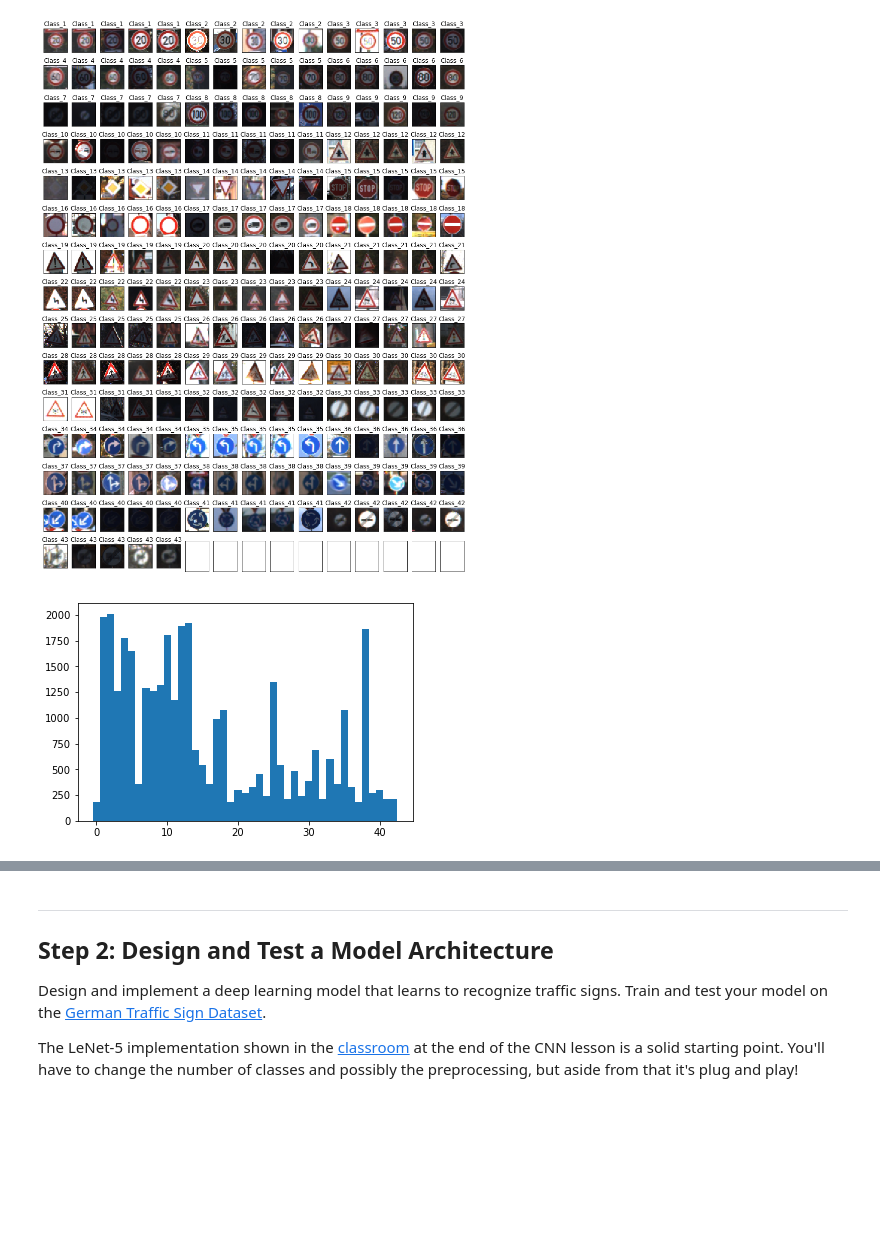
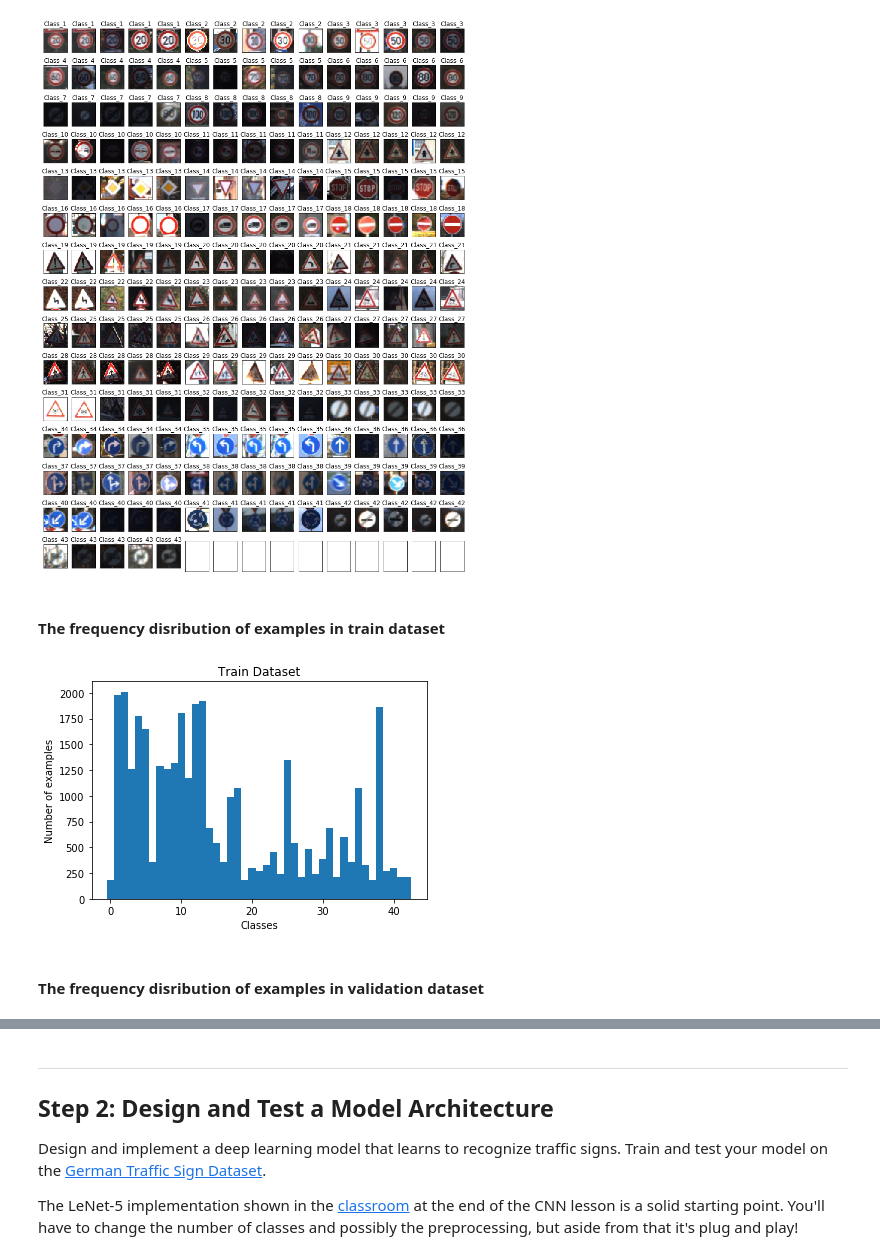
Before and after one commit to musa-atlihan/CarND-German-Traffic-Sign-Classifier-Project, a Jupyter notebook: Traffic_Sign_Classifier.ipynb, the cells around one changed output, grey strips where cells are left out. Drawn from its saved outputs; the diff is of its cells as text; code cells hidden in the pictures; blank space fills up the shorter version.

Commit message:
update lenet training

```diff
--- a/Traffic_Sign_Classifier.ipynb
+++ b/Traffic_Sign_Classifier.ipynb
@@ -188,17 +195,25 @@ disp_imgs_by_class(X_test, y_test, n_class=43, n_cols=15)
 [figure]
 # %%
 # classes histogram function
-def hist_classes(X, Y):
+def hist_classes(X, Y, title=None):
     d = np.diff(np.unique(Y)).min()
     left_of_first_bin = Y.min() - float(d)/2
     right_of_last_bin = Y.max() + float(d)/2
+    if title is not None:
+        plt.title(title)
+    plt.xlabel('Classes')
+    plt.ylabel('Number of examples')
     plt.hist(Y, np.arange(left_of_first_bin, right_of_last_bin + d, d))
     #plt.xticks(np.arange(1, 44))
     #plt.tick_params(axis='both', which='major', labelsize=6)
+# %% [markdown]
+#### The frequency disribution of examples in train dataset
 # %%
 # number of samples for each class in train dataset
-hist_classes(X_train, y_train)
+hist_classes(X_train, y_train, title='Train Dataset')
 # %% [output]
-[figure, old version]
+[figure, new version]
+# %% [markdown]
+#### The frequency disribution of examples in validation dataset
 # %%
 # number of samples for each class in validation dataset
```
Also changed, not shown: parts of 18 cells of this notebook, 10 other files.
